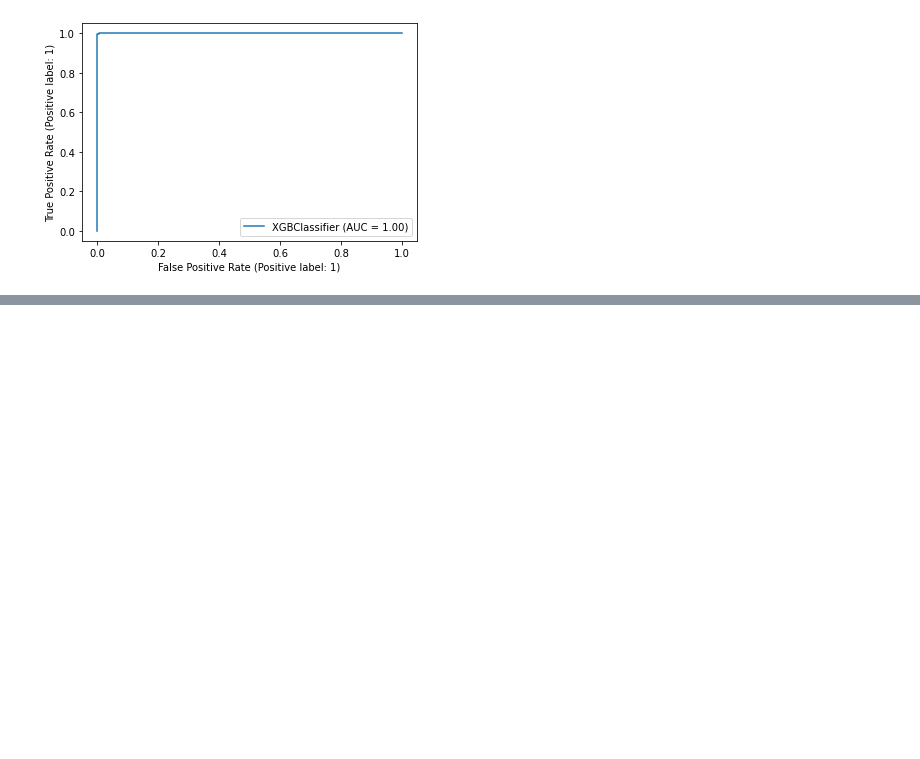
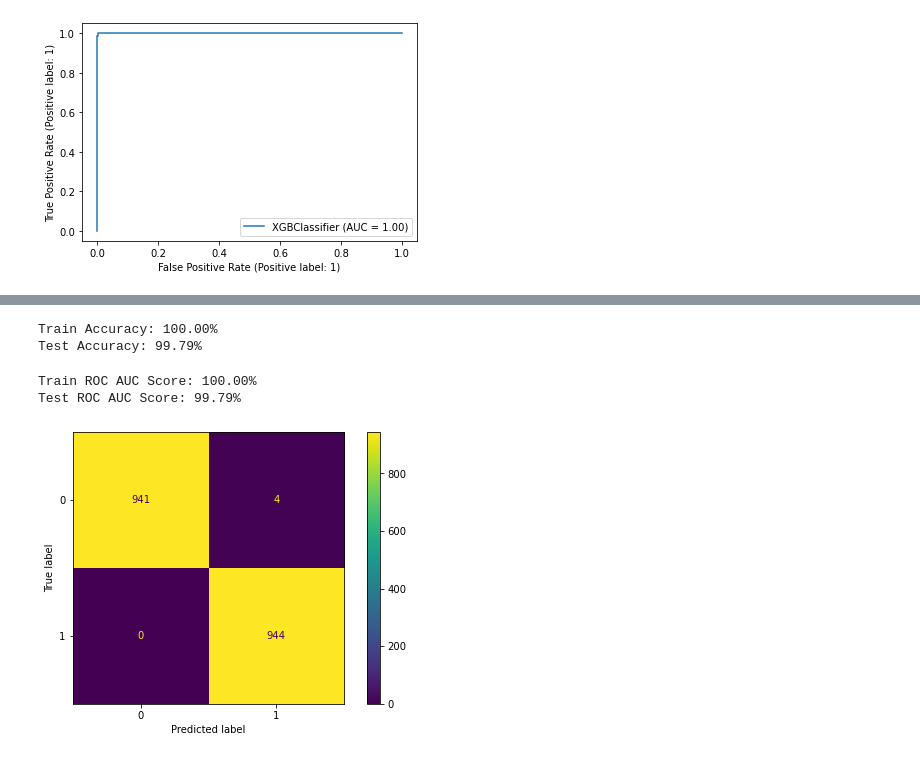
Before and after one commit to twolf190/Valkyrie, a Jupyter notebook: ML/ML_kvd_xgboost.ipynb, the cells around one changed output, grey strips where cells are left out. Saved outputs shown, nothing was run; the diff lists cells and outputs as text; code cells hidden in the pictures; blank space fills up the shorter version.

```diff
--- a/ML/ML_kvd_xgboost.ipynb
+++ b/ML/ML_kvd_xgboost.ipynb
@@ -245,0 +285,3 @@ plt.show()
+# %%
+#resample
+surface_x, surface_y = ros.fit_resample(surface_x, surface_y)
@@ -245,0 +297,7 @@ plt.show()
+# %%
+#train and test split for model
+surface_x_train, surface_x_test, surface_y_train, surface_y_test = sk.model_selection.train_test_split(surface_x,surface_y,test_size=0.2,random_state=777)
+# %%
+#call XG Boost model and fit to data
+surface_model = XGBClassifier(use_label_encoder=False)
+surface_model.fit(surface_x_train, surface_y_train)
@@ -245,0 +319,3 @@ plt.show()
+# %%
+#test model prediction
+surface_pred = surface_model.predict(surface_x_test)
@@ -245,0 +326,6 @@ plt.show()
+# %%
+print("Train Accuracy: %.2f%%" % (surface_train_acc * 100.0))
+print("Test Accuracy: %.2f%%" % (surface_test_acc * 100.0))
+# %% [output]
+Train Accuracy: 100.00%
+Test Accuracy: 99.79%
@@ -245,0 +336,14 @@ plt.show()
+# %%
+print("Train ROC AUC Score: %.2f%%" % (surface_train_roc * 100.0))
+print("Test ROC AUC Score: %.2f%%" % (surface_test_roc * 100.0))
+# %% [output]
+Train ROC AUC Score: 100.00%
+Test ROC AUC Score: 99.79%
+# %%
+#confusion matrix
+fig, ax = plt.subplots(figsize=(8, 5))
+cmp = sk.metrics.ConfusionMatrixDisplay(sk.metrics.confusion_matrix(surface_y_test, surface_pred),)
+cmp.plot(ax=ax)
+plt.show()
+# %% [output]
+[figure, added]
```
Also changed, not shown: parts of 36 cells of this notebook.
